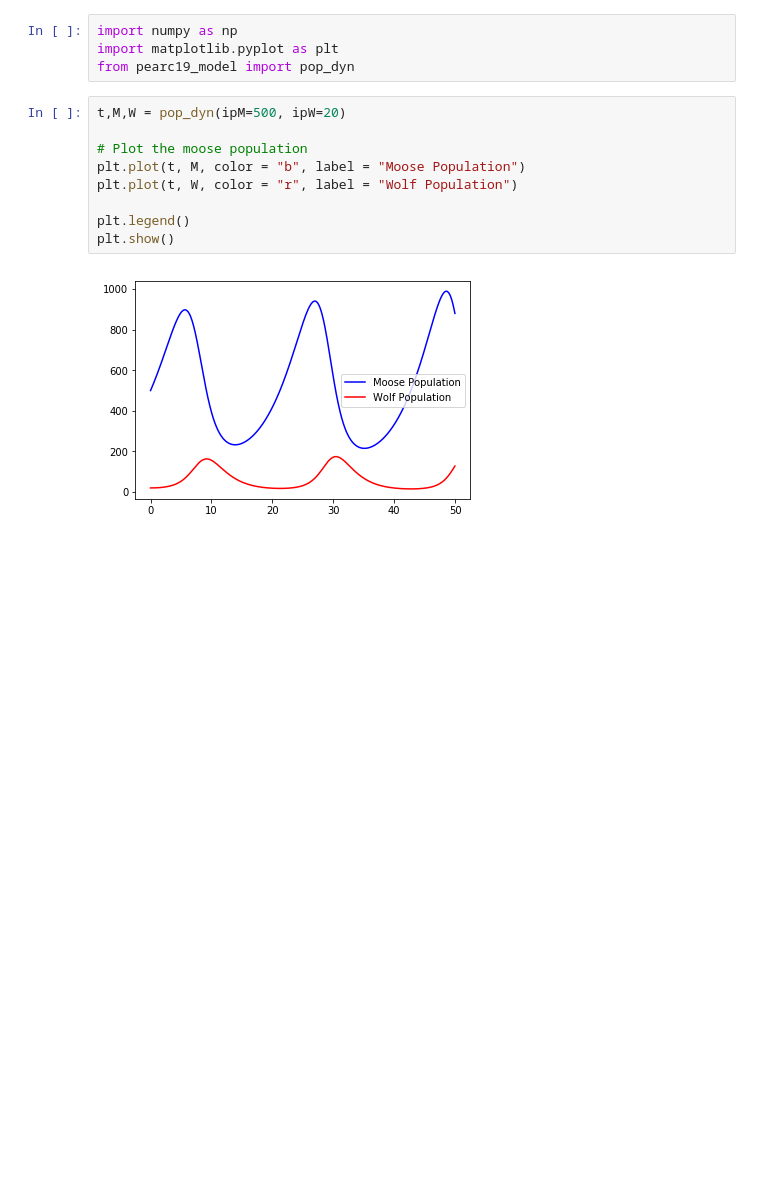
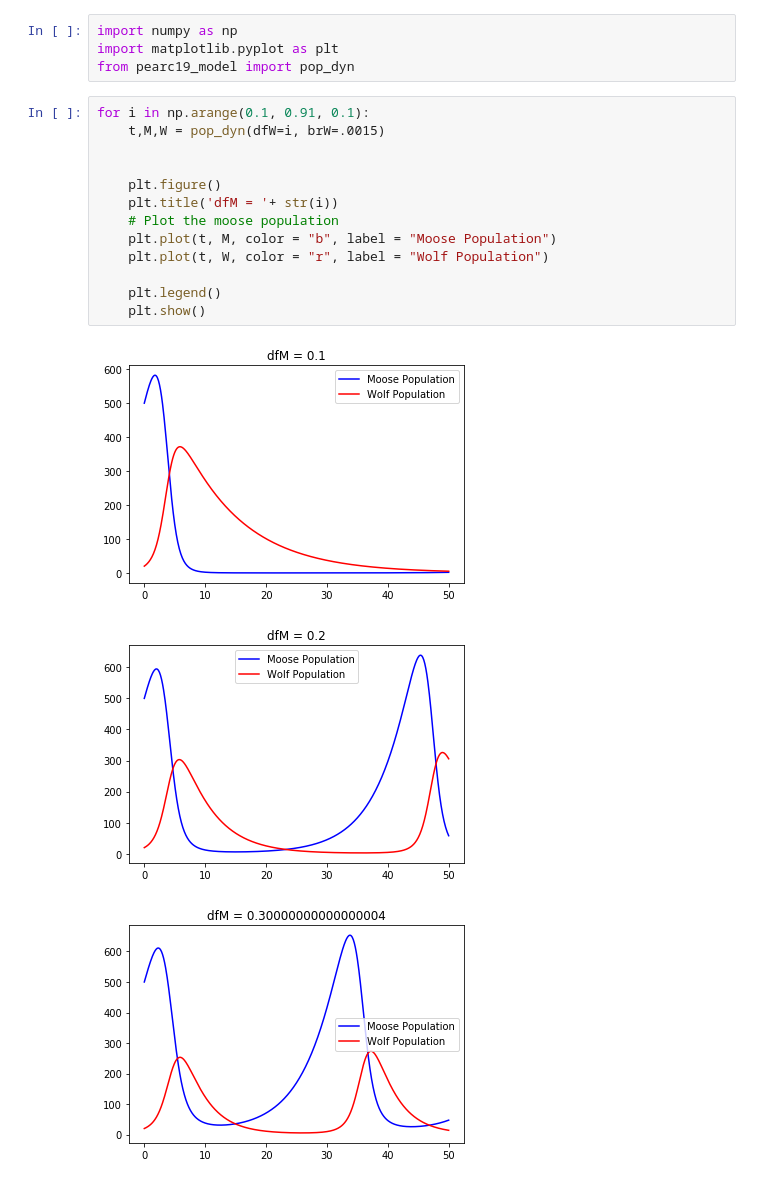
Before and after one commit to s-sajid-ali/pearc19_model, a Jupyter notebook: basic_notebooks/basic.ipynb, the cells around one changed output. Drawn from its saved outputs; the diff is of its cells as text; blank space fills up the shorter version.

```diff
--- a/basic_notebooks/basic.ipynb
+++ b/basic_notebooks/basic.ipynb
@@ -3,13 +3,19 @@ import numpy as np
 import matplotlib.pyplot as plt
 from pearc19_model import pop_dyn
 # %%
-t,M,W = pop_dyn(ipM=500, ipW=20)
+for i in np.arange(0.1, 0.91, 0.1):
+    t,M,W = pop_dyn(dfW=i, brW=.0015)
 
-# Plot the moose population
-plt.plot(t, M, color = "b", label = "Moose Population")
-plt.plot(t, W, color = "r", label = "Wolf Population")
 
-plt.legend()
-plt.show()
+    plt.figure()
+    plt.title('dfM = '+ str(i))
+    # Plot the moose population
+    plt.plot(t, M, color = "b", label = "Moose Population")
+    plt.plot(t, W, color = "r", label = "Wolf Population")
+
+    plt.legend()
+    plt.show()
 # %% [output]
-[figure, old version]
+[figure, new version]
+[figure, added]
+[figure, added]
```
Also changed, not shown: parts of 1 cell of this notebook.
